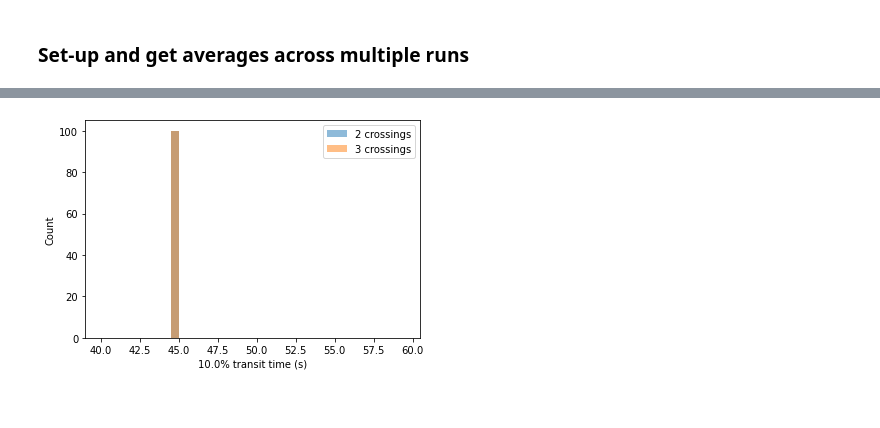
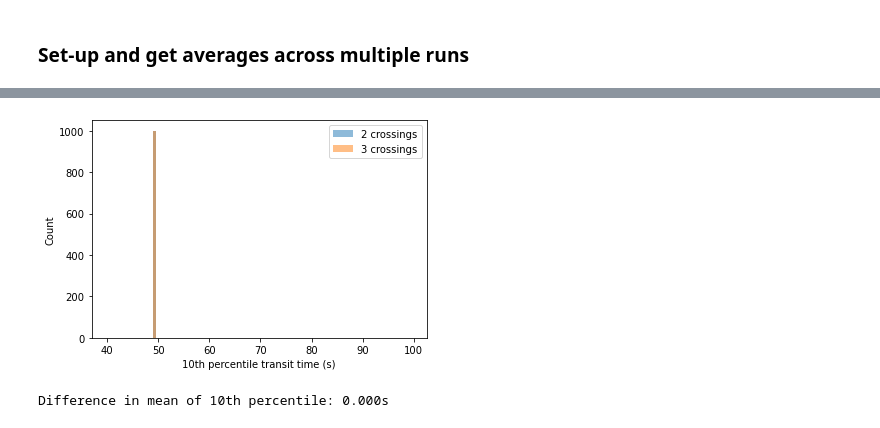
Before and after one commit to alan-turing-institute/zebra, a Jupyter notebook: analysis/analyse_results.ipynb, the cells around one changed output, grey strips where cells are left out. Drawn from its saved outputs; the diff is of its cells as text; code cells hidden in the pictures.

```diff
--- a/analysis/analyse_results.ipynb
+++ b/analysis/analyse_results.ipynb
@@ -156,2 +176,27 @@ dfs3 = pd.concat(dfs3)
+# %%
+# Number of simulations to aggregate
+N_SEEDS = 1000
+
+# Run simulations in parallel for two crossings
+dfs2 = pd.concat(
+    Parallel(n_jobs=-1)(
+        delayed(run_sim_and_return_transit)(
+            config_file2,
+            seed
+        )
+        for seed in tqdm(range(N_SEEDS))
+    )
+)
+# %%
+# Run simulations in parallel for three crossings
+dfs3 = pd.concat(
+    Parallel(n_jobs=-1)(
+        delayed(run_sim_and_return_transit)(
+            config_file3,
+            seed
+        )
+        for seed in tqdm(range(N_SEEDS))
+    )
+)
 # %%
 # Compare means
@@ -206,15 +247,20 @@ MannwhitneyuResult(statistic=6677.0, pvalue=4.197223331177988e-05)
 # %%
-# Compare top 10%
+# Compare 10th percentile
 q = 0.1
-p5_2 = dfs2.groupby("seed")["transit"].quantile(q)
-p5_3 = dfs3.groupby("seed")["transit"].quantile(q)
+p10_2 = dfs2.groupby("seed")["transit"].quantile(q)
+p10_3 = dfs3.groupby("seed")["transit"].quantile(q)
 
-bins = np.arange(40, 60, 0.5)
-plt.hist(p5_2, bins=bins, alpha=alpha, label="2 crossings")
-plt.hist(p5_3, bins=bins, alpha=alpha, label="3 crossings")
+bins = np.arange(40, 100, 0.5)
+plt.hist(p10_2, bins=bins, alpha=alpha, label="2 crossings")
+plt.hist(p10_3, bins=bins, alpha=alpha, label="3 crossings")
 plt.legend()
 plt.ylabel("Count")
-plt.xlabel(f"{q:.1%} transit time (s)")
-plt.show()
+plt.xlabel(f"{q*100:.0f}th percentile transit time (s)")
+plt.savefig("plot_lower_percentile_comparison.pdf", bbox_inches="tight", transparent=True)
 # %% [output]
-[figure, old version]
+[figure, new version]
+# %%
+# Print difference in mean for 10th percentile
+print(f"Difference in mean of 10th percentile: {np.mean(p10_2)-np.mean(p10_3):.3f}s")
+# %% [output]
+Difference in mean of 10th percentile: 0.000s
```
Also changed, not shown: parts of 21 cells of this notebook.
